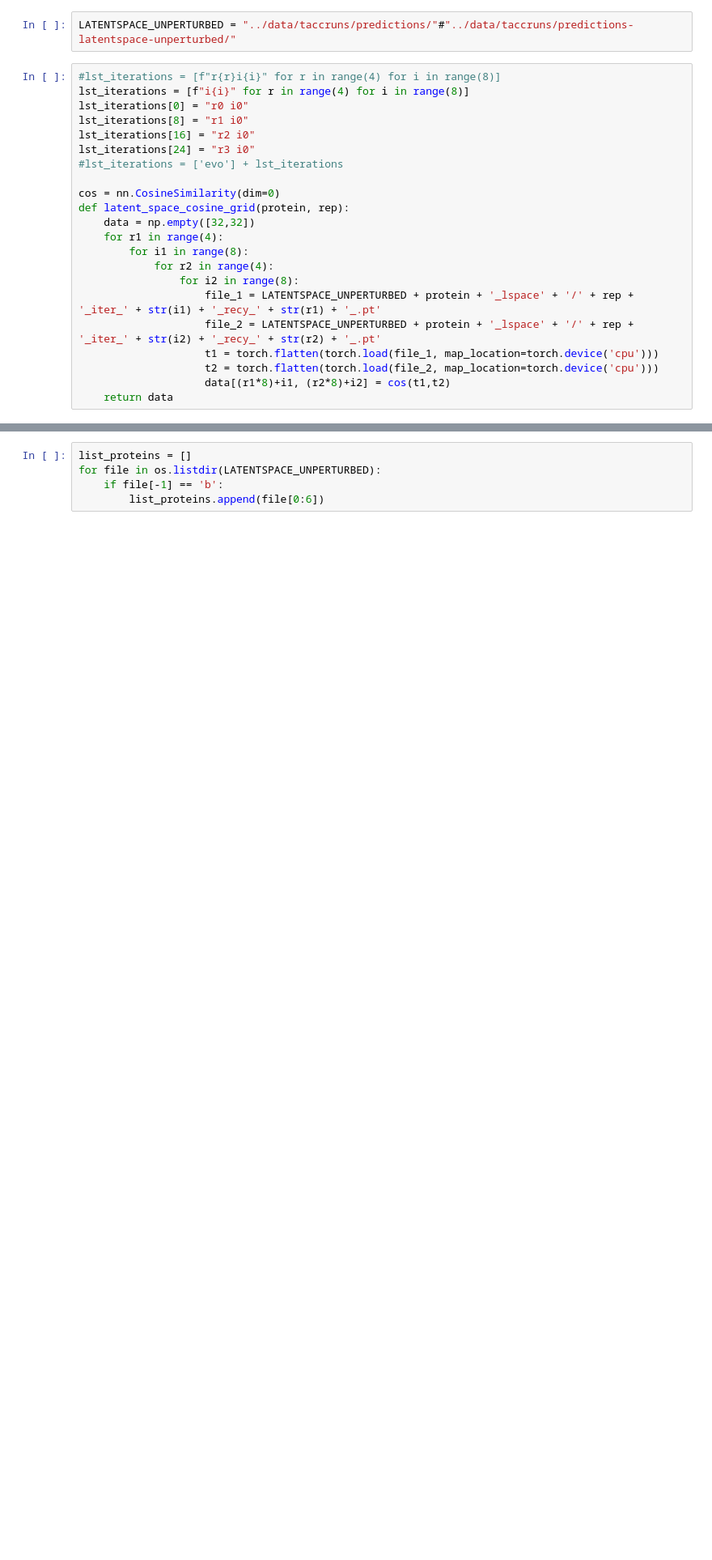
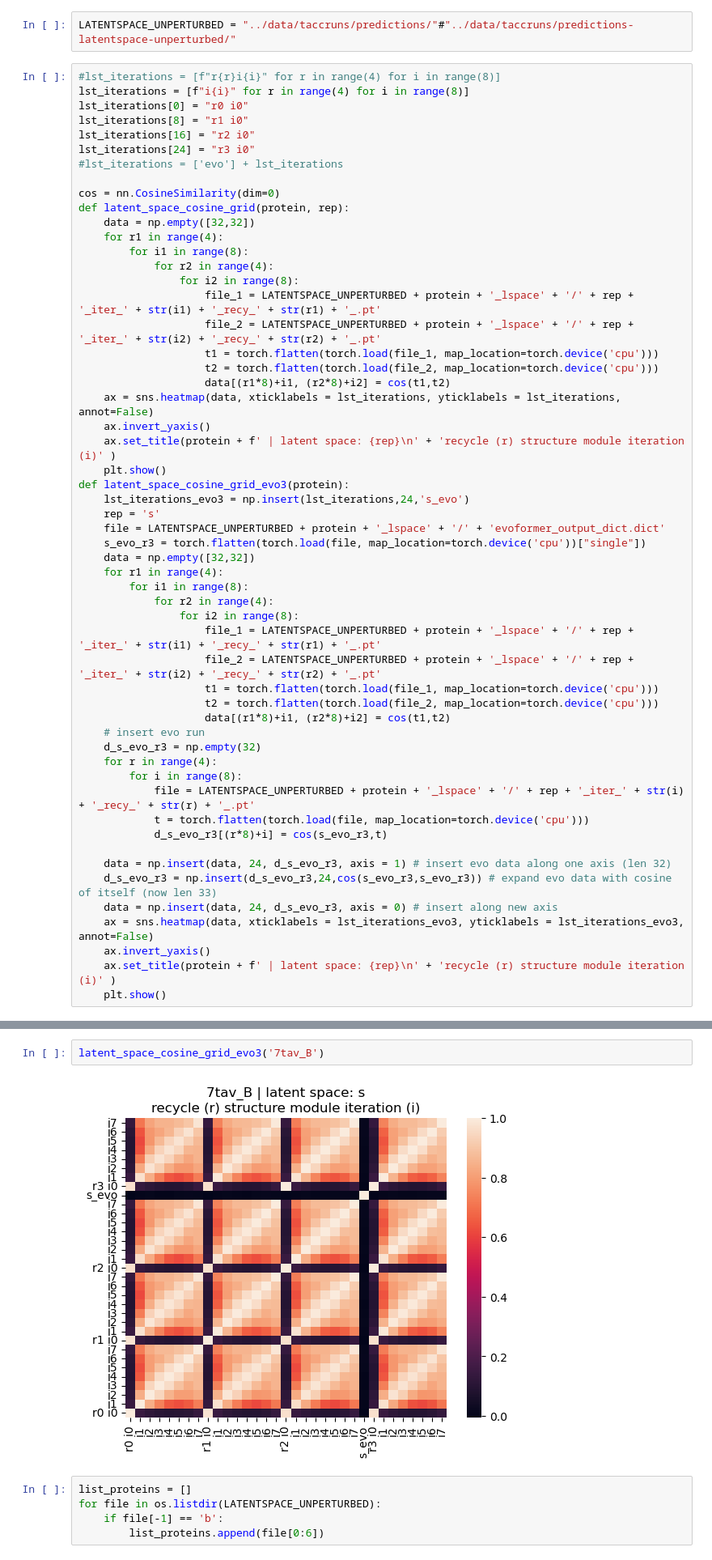
Before and after one commit to MichaelTrumbull/openfold-mt, a Jupyter notebook: personal-nbs/track_latent_space.ipynb, the cells around one changed output, grey strips where cells are left out. Shown: that part at 81% size. Cells and saved outputs as stored; diff of their text form; blank space fills up the shorter version.

Commit message:
inserted evo block data

```diff
--- a/personal-nbs/track_latent_space.ipynb
+++ b/personal-nbs/track_latent_space.ipynb
@@ -67,4 +67,37 @@ def latent_space_cosine_grid(protein, rep):
                     t1 = torch.flatten(torch.load(file_1, map_location=torch.device('cpu')))
                     t2 = torch.flatten(torch.load(file_2, map_location=torch.device('cpu')))
                     data[(r1*8)+i1, (r2*8)+i2] = cos(t1,t2)
-    return data
+    ax = sns.heatmap(data, xticklabels = lst_iterations, yticklabels = lst_iterations, annot=False)
+    ax.invert_yaxis()
+    ax.set_title(protein + f' | latent space: {rep}\n' + 'recycle (r) structure module iteration (i)' )
+    plt.show()
+def latent_space_cosine_grid_evo3(protein):
+    lst_iterations_evo3 = np.insert(lst_iterations,24,'s_evo')
+    rep = 's'
+    file = LATENTSPACE_UNPERTURBED + protein + '_lspace' + '/' + 'evoformer_output_dict.dict'
+    s_evo_r3 = torch.flatten(torch.load(file, map_location=torch.device('cpu'))["single"])
+    data = np.empty([32,32])
+    for r1 in range(4):
+        for i1 in range(8):
+            for r2 in range(4):
+                for i2 in range(8):
+                    file_1 = LATENTSPACE_UNPERTURBED + protein + '_lspace' + '/' + rep + '_iter_' + str(i1) + '_recy_' + str(r1) + '_.pt'
+                    file_2 = LATENTSPACE_UNPERTURBED + protein + '_lspace' + '/' + rep + '_iter_' + str(i2) + '_recy_' + str(r2) + '_.pt'
+                    t1 = torch.flatten(torch.load(file_1, map_location=torch.device('cpu')))
+                    t2 = torch.flatten(torch.load(file_2, map_location=torch.device('cpu')))
+                    data[(r1*8)+i1, (r2*8)+i2] = cos(t1,t2)
+    # insert evo run
+    d_s_evo_r3 = np.empty(32)
+    for r in range(4):
+        for i in range(8):
+            file = LATENTSPACE_UNPERTURBED + protein + '_lspace' + '/' + rep + '_iter_' + str(i) + '_recy_' + str(r) + '_.pt'
+            t = torch.flatten(torch.load(file, map_location=torch.device('cpu')))
+            d_s_evo_r3[(r*8)+i] = cos(s_evo_r3,t)
+
+    data = np.insert(data, 24, d_s_evo_r3, axis = 1) # insert evo data along one axis (len 32)
+    d_s_evo_r3 = np.insert(d_s_evo_r3,24,cos(s_evo_r3,s_evo_r3)) # expand evo data with cosine of itself (now len 33)
+    data = np.insert(data, 24, d_s_evo_r3, axis = 0) # insert along new axis
+    ax = sns.heatmap(data, xticklabels = lst_iterations_evo3, yticklabels = lst_iterations_evo3, annot=False)
+    ax.invert_yaxis()
+    ax.set_title(protein + f' | latent space: {rep}\n' + 'recycle (r) structure module iteration (i)' )
+    plt.show()
@@ -93,3 +104,7 @@ ax.invert_yaxis()
+# %%
+latent_space_cosine_grid_evo3('7tav_B')
+# %% [output]
+[figure, added]
 # %%
 list_proteins = []
 for file in os.listdir(LATENTSPACE_UNPERTURBED):
```
Also changed, not shown: parts of 3 cells of this notebook.
